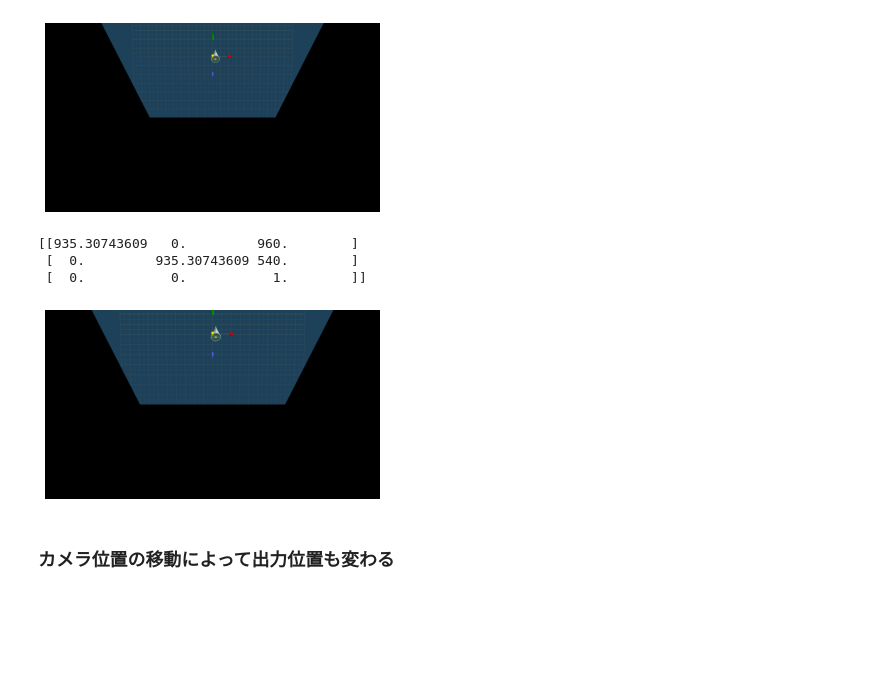
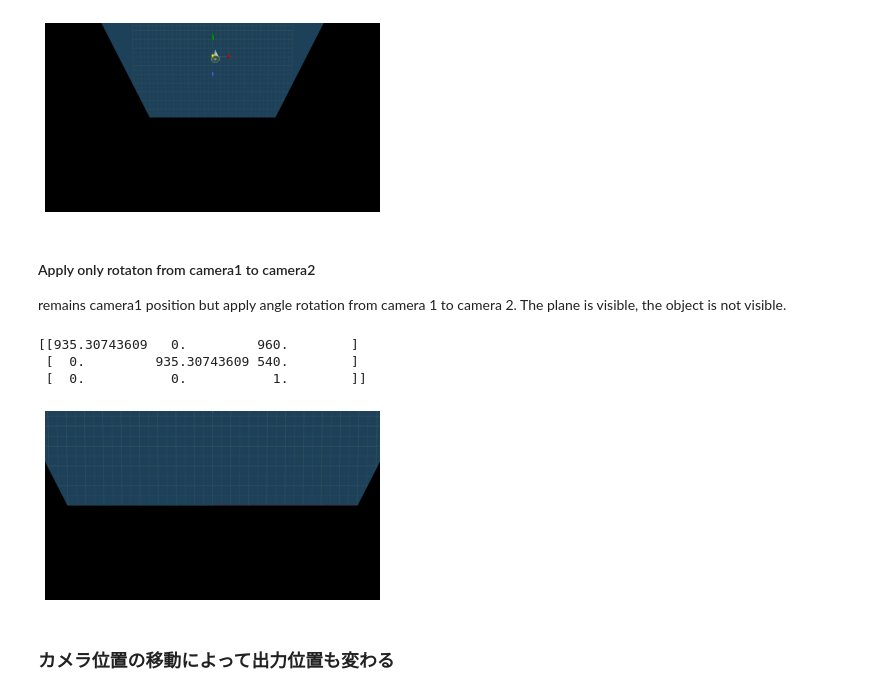
Before and after one commit to mzki/homography-camera-displacement, a Jupyter notebook: Homography_camera_displacement.ipynb, the cells around one changed output. Cells and saved outputs as stored; diff of their text form; code cells hidden in the pictures; blank space fills up the shorter version.

```diff
--- a/Homography_camera_displacement.ipynb
+++ b/Homography_camera_displacement.ipynb
@@ -150,23 +152,29 @@ show_cv_image(perspective_img)
  [  0.         935.30743609 540.        ]
  [  0.           0.           1.        ]]
 [figure]
+# %% [markdown]
+#### Apply only rotaton from camera1 to camera2
+
+remains camera1 position but apply angle rotation from camera 1 to camera 2.
+The plane is visible, the object is not visible.
 # %%
 fov_deg = 60.0
 dsize = (input_img.shape[1], input_img.shape[0])
 K = fov_to_camera_matrix(fov_deg, dsize)
 P = K.copy()
-P[0,0] *= 0.50
-P[1,1] *= 0.50
-P[1,2] = 540
+## comment in below to show object by changing projection FoV
+#P[0,0] *= 0.50
+#P[1,1] *= 0.50
+#P[1,2] = 540
 print(K)
 map1, map2 = cv2.initUndistortRectifyMap(K, None, R12, P, dsize, cv2.CV_16SC2)
 perspective_img = cv2.remap(input_img, map1, map2, cv2.INTER_LINEAR)
 show_cv_image(perspective_img)
 # %% [output]
 [[935.30743609   0.         960.        ]
  [  0.         935.30743609 540.        ]
  [  0.           0.           1.        ]]
-[figure, old version]
+[figure, new version]
 # %%
 def homography_camera_displacement(R1, R2, t1, t2, n1):
     """
```
Also changed, not shown: parts of 3 cells of this notebook.
